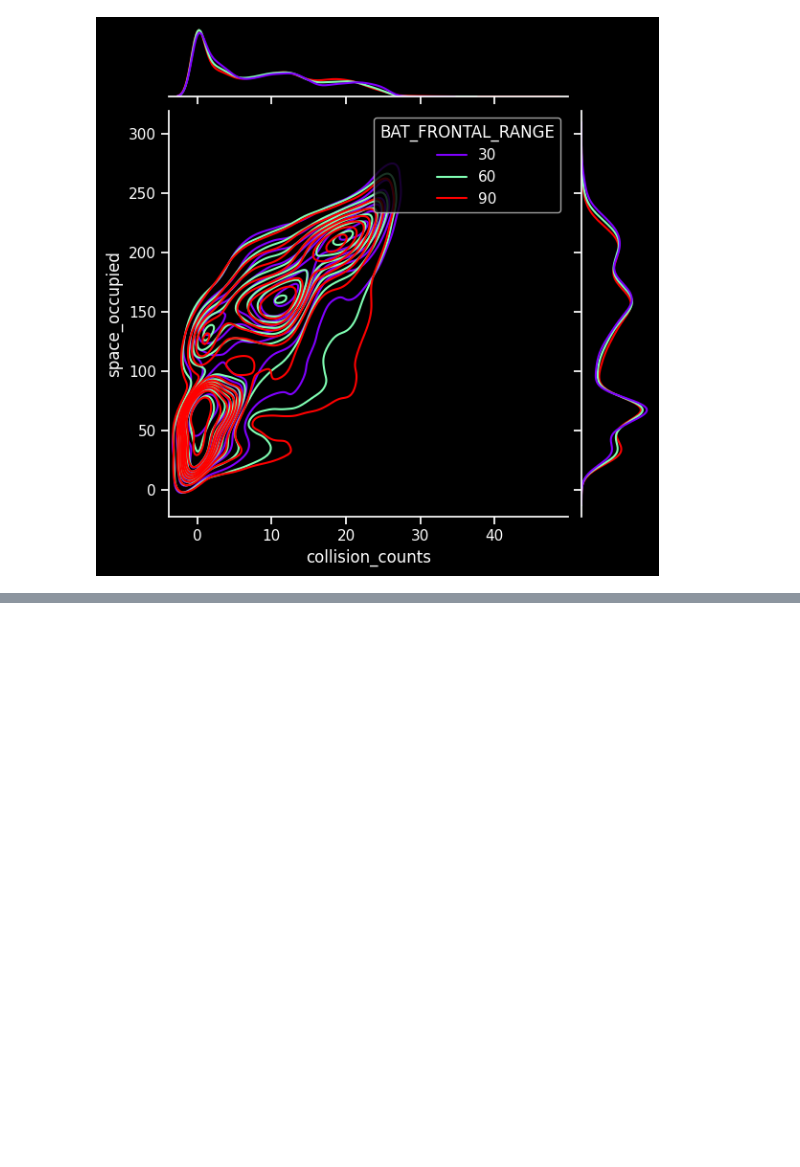
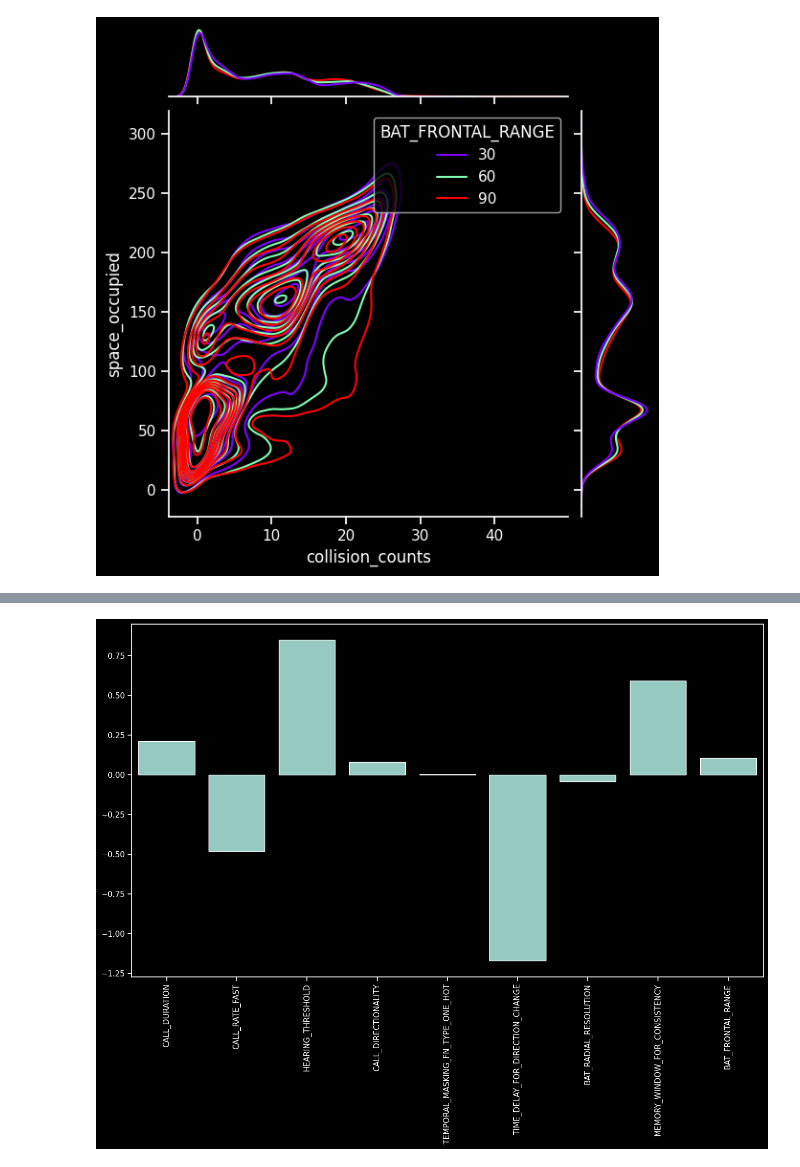
Before and after one commit to mogeraditya/dynamic_model_of_cocktail_party_nightmare, a Jupyter notebook: JammingExperiment/Scripts/AnalysisScripts/report.ipynb, the cells around one changed output, grey strips where cells are left out. Drawn from its saved outputs; the diff is of its cells as text; code cells hidden in the pictures; blank space fills up the shorter version.

```diff
--- a/JammingExperiment/Scripts/AnalysisScripts/report.ipynb
+++ b/JammingExperiment/Scripts/AnalysisScripts/report.ipynb
@@ -232,0 +293,13 @@ sns.jointplot(df_low_collisions, x="collision_counts", y="space_occupied",hue="H
+# %%
+varying_params = np.array([
+    "BAT_SPEED"
+    "CALL_DURATION",
+    "CALL_RATE_FAST",
+    "HEARING_THRESHOLD",
+    "CALL_DIRECTIONALITY",
+    "TEMPORAL_MASKING_FN_TYPE_ONE_HOT",
+    "TIME_DELAY_FOR_DIRECTION_CHANGE",
+    "BAT_RADIAL_RESOLUTION",
+    "MEMORY_WINDOW_FOR_CONSISTENCY",
+    "BAT_FRONTAL_RANGE",
+])
@@ -232,0 +319,22 @@ sns.jointplot(df_low_collisions, x="collision_counts", y="space_occupied",hue="H
+# %%
+store_regression_coef = []
+store_hue_label = []
+store_param_label = []
+
+subset_of_df = df_overall_model
+predictors = subset_of_df[varying_params]
+predictors = center_df(predictors)
+response_variables = subset_of_df["collision_counts"]
+
+regression = linear_model.LinearRegression()
+regression.fit(predictors, response_variables)
+store_regression_coef.extend(regression.coef_)
+store_hue_label.extend([bat_speed]*len(varying_params))
+store_param_label.extend(varying_params)
+# %%
+plt.figure(figsize=(16,9))
+sns.barplot(x=store_param_label, y=store_regression_coef)
+plt.xticks(rotation=90)
+plt.show()
+# %% [output]
+[figure, added]
```
Also changed, not shown: parts of 7 cells of this notebook.
